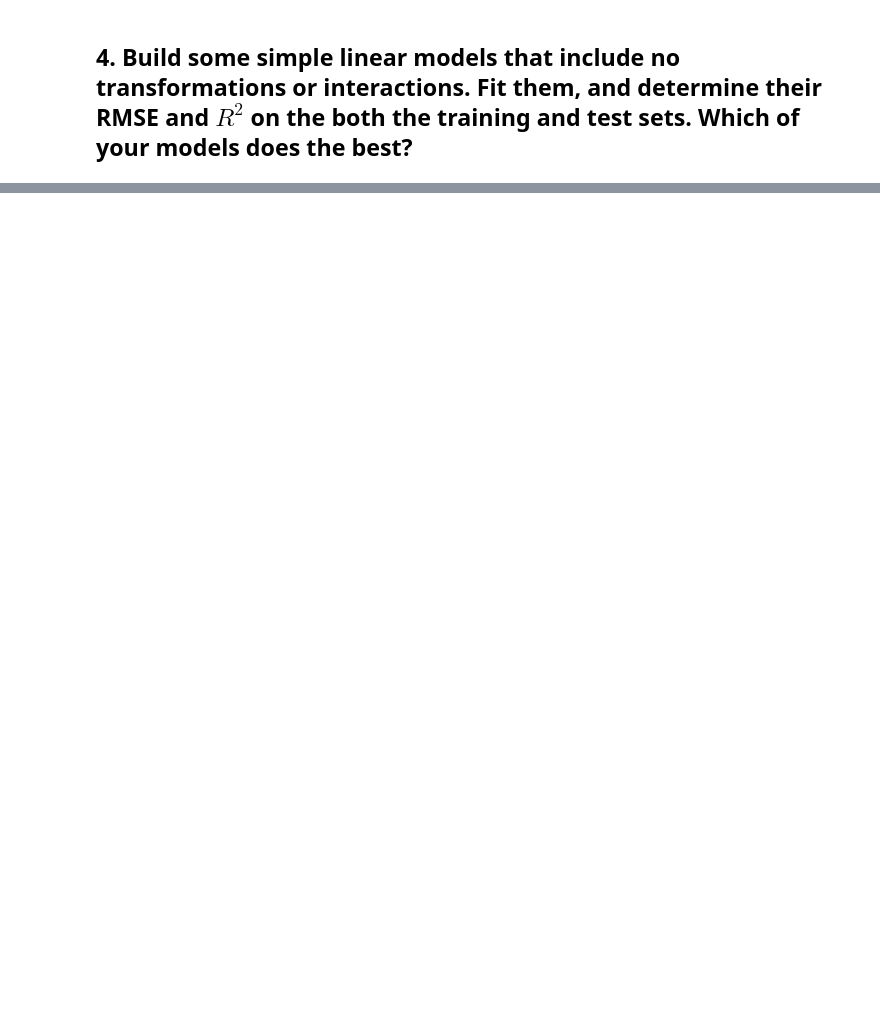
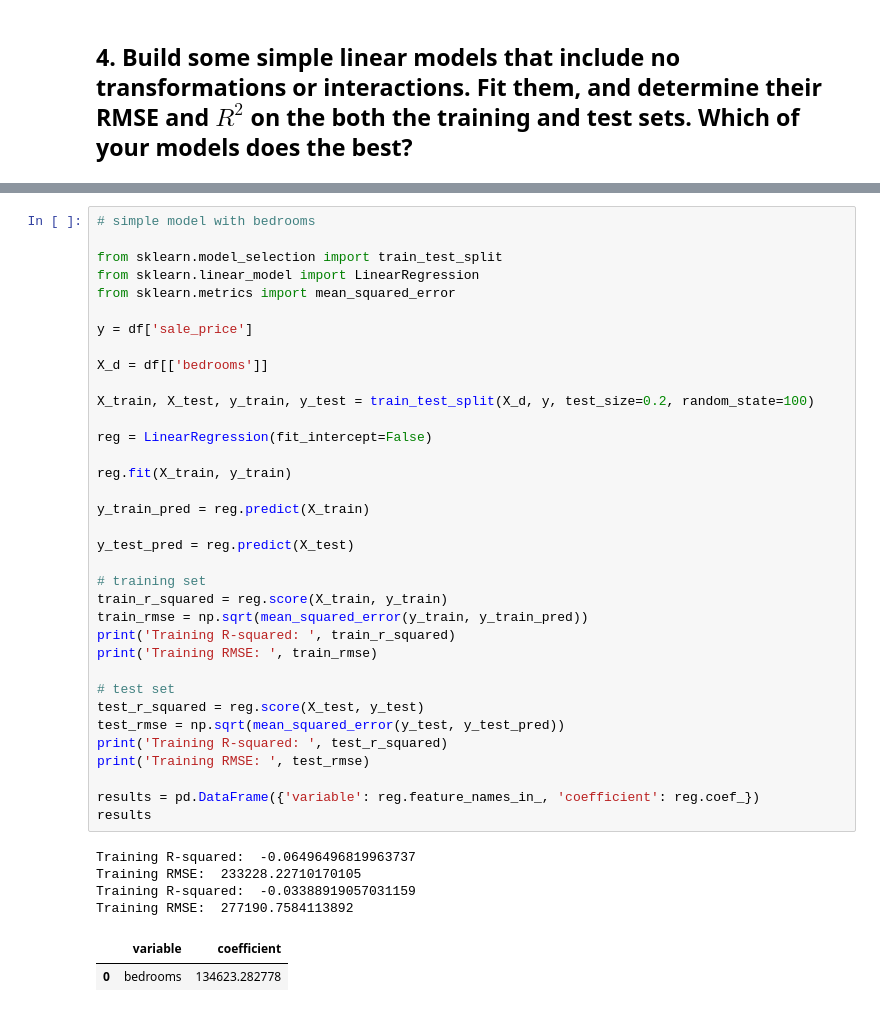
Before and after one commit to alyshaakhtar/DS3001-labs, a Jupyter notebook: 04_hedonic_pricing/04_hedonic_pricing.ipynb, the cells around one changed output, grey strips where cells are left out. Saved outputs shown, nothing was run; the diff lists cells and outputs as text; blank space fills up the shorter version.

```diff
--- a/04_hedonic_pricing/04_hedonic_pricing.ipynb
+++ b/04_hedonic_pricing/04_hedonic_pricing.ipynb
@@ -307,0 +392,42 @@ X_train, X_test, y_train, y_test = train_test_split(X,y, # Feature and target va
+# %%
+# simple model with bedrooms
+
+from sklearn.model_selection import train_test_split
+from sklearn.linear_model import LinearRegression
+from sklearn.metrics import mean_squared_error
+
+y = df['sale_price']
+
+X_d = df[['bedrooms']]
+
+X_train, X_test, y_train, y_test = train_test_split(X_d, y, test_size=0.2, random_state=100)
+
+reg = LinearRegression(fit_intercept=False)
+
+reg.fit(X_train, y_train)
+
+y_train_pred = reg.predict(X_train)
+
+y_test_pred = reg.predict(X_test)
+
+# training set
+train_r_squared = reg.score(X_train, y_train)
+train_rmse = np.sqrt(mean_squared_error(y_train, y_train_pred))
+print('Training R-squared: ', train_r_squared)
+print('Training RMSE: ', train_rmse)
+
+# test set
+test_r_squared = reg.score(X_test, y_test)
+test_rmse = np.sqrt(mean_squared_error(y_test, y_test_pred))
+print('Training R-squared: ', test_r_squared)
+print('Training RMSE: ', test_rmse)
+
+results = pd.DataFrame({'variable': reg.feature_names_in_, 'coefficient': reg.coef_})
+results
+# %% [output]
+Training R-squared:  -0.06496496819963737
+Training RMSE:  233228.22710170105
+Training R-squared:  -0.03388919057031159
+Training RMSE:  277190.7584113892
+|  | variable | coefficient |
+| 0 | bedrooms | 134623.282778 |
```
Also changed, not shown: parts of 8 cells of this notebook.
